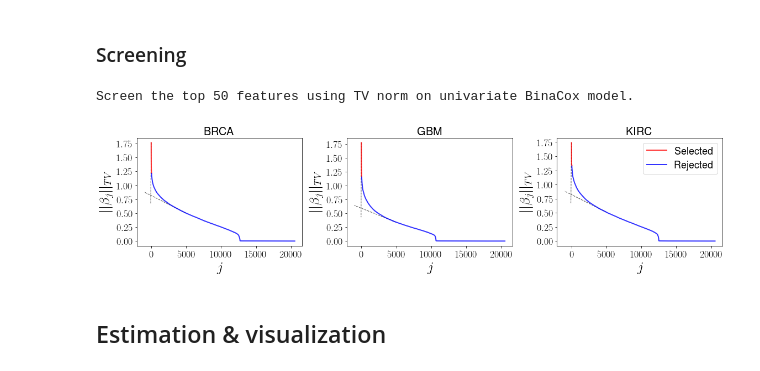
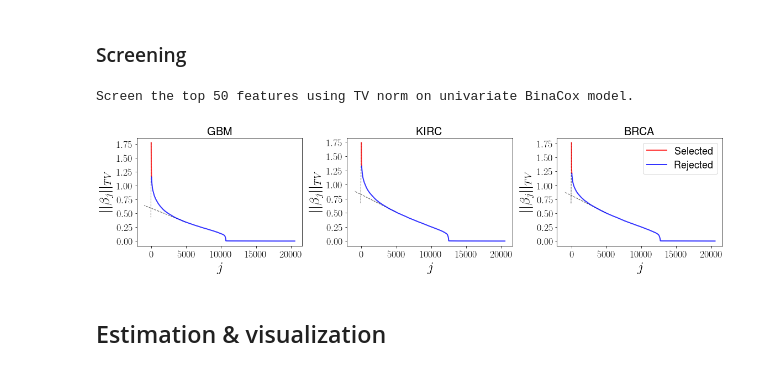
Before and after one commit to SimonBussy/binacox, a Jupyter notebook: tcga/results.ipynb, the cells around one changed output. Drawn from its saved outputs; the diff is of its cells as text; code cells hidden in the pictures.

```diff
--- a/tcga/results.ipynb
+++ b/tcga/results.ipynb
@@ -24,7 +22,7 @@ rc('text', usetex=True)
 # %% [markdown]
 ### Load data
 # %%
-cancers = ["BRCA", "GBM", "KIRC"]
+cancers = ["GBM", "KIRC", "BRCA"]
 data = {}
 for cancer in cancers:
     inputdir = "./data/%s/rna/" % cancer
@@ -64,7 +38,0 @@ Name: KIF20A|10112, dtype: float64
-# %%
-cancer = "KIRC"
-X = data[cancer]["X"]
-features_selected = data[cancer]["features_selected"]
-scaler = data[cancer]["scaler"]
-scaler.mean_
-scaler.scale_
@@ -151,7 +77,7 @@ if run_screening:
 # number of selected features
 p = 50
 print("Screen the top %s features using TV norm on univariate BinaCox model." % p)
-Y_3_s = {"BRCA":.67, "GBM":.43, "KIRC":.67}
+Y_3_s = {"GBM":.43, "KIRC":.67, "BRCA":.67}
 fig = pl.figure(figsize=(16, 4))
 for i, cancer in enumerate(cancers):
     ax = fig.add_subplot(1, 3, i + 1)
@@ -181,34 +107,34 @@ for i, cancer in enumerate(cancers):
     x_2_s, y_2_s = p - 1, screening_marker[p - 1]
     y_3_s = Y_3_s[cancer]
     x_1_r, y_1_r = 5000, screening_marker[5000]
     x_2_r, y_2_r = 4000, screening_marker[4000]
     x_3_r = -1000
 
     alpha = .7
     lw = 1
     a_r = (y_1_r - y_2_r) / (x_1_r - x_2_r)
     pl.plot([x_1_r, x_3_r],
             [y_1_r, a_r * x_3_r + y_1_r - x_1_r * a_r],
             'k--', lw=lw, alpha=alpha, zorder=0)
     a_s = (y_1_s - y_2_s) / (x_1_s - x_2_s)
     pl.plot([x_1_s, y_3_s / a_s - y_1_s - x_1_s * a_s],
             [y_1_s, y_3_s], 'k--', lw=lw, alpha=alpha, zorder=0)
 
     X = data[cancer]["X"]
     features_selected = screening_marker[:p].index
     X = X[features_selected]
     scaler = StandardScaler()
     X = pd.DataFrame(scaler.fit_transform(X), columns=features_selected)
     data[cancer]["X"] = X
     data[cancer]["features_selected"] = features_selected
     data[cancer]["scaler"] = scaler
 
 pl.tight_layout()
 pl.savefig('./figures/sreening_selection.pdf', bbox_inches='tight')
 pl.show()
 # %% [output]
 Screen the top 50 features using TV norm on univariate BinaCox model.
-[figure, old version]
+[figure, new version]
 # %% [markdown]
 ## Estimation & visualization
 # %%
```
Also changed, not shown: parts of 17 cells of this notebook, 13 other files.
